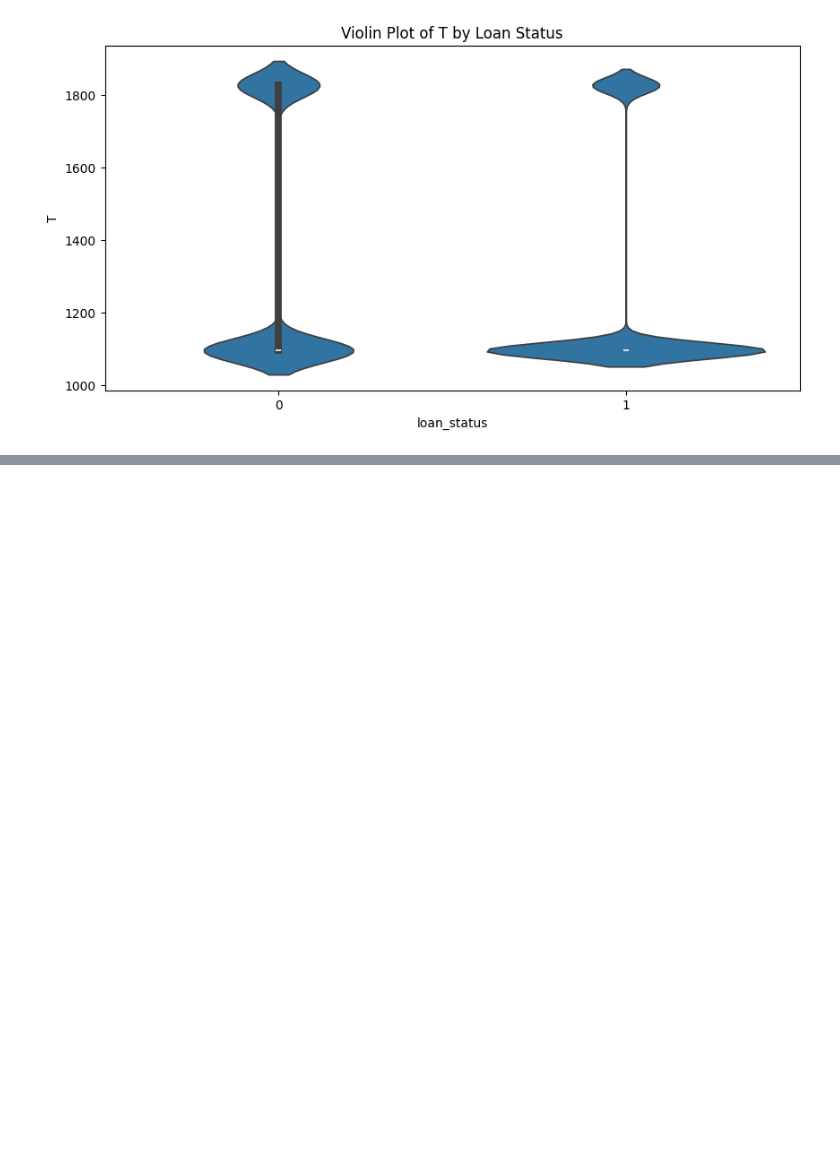
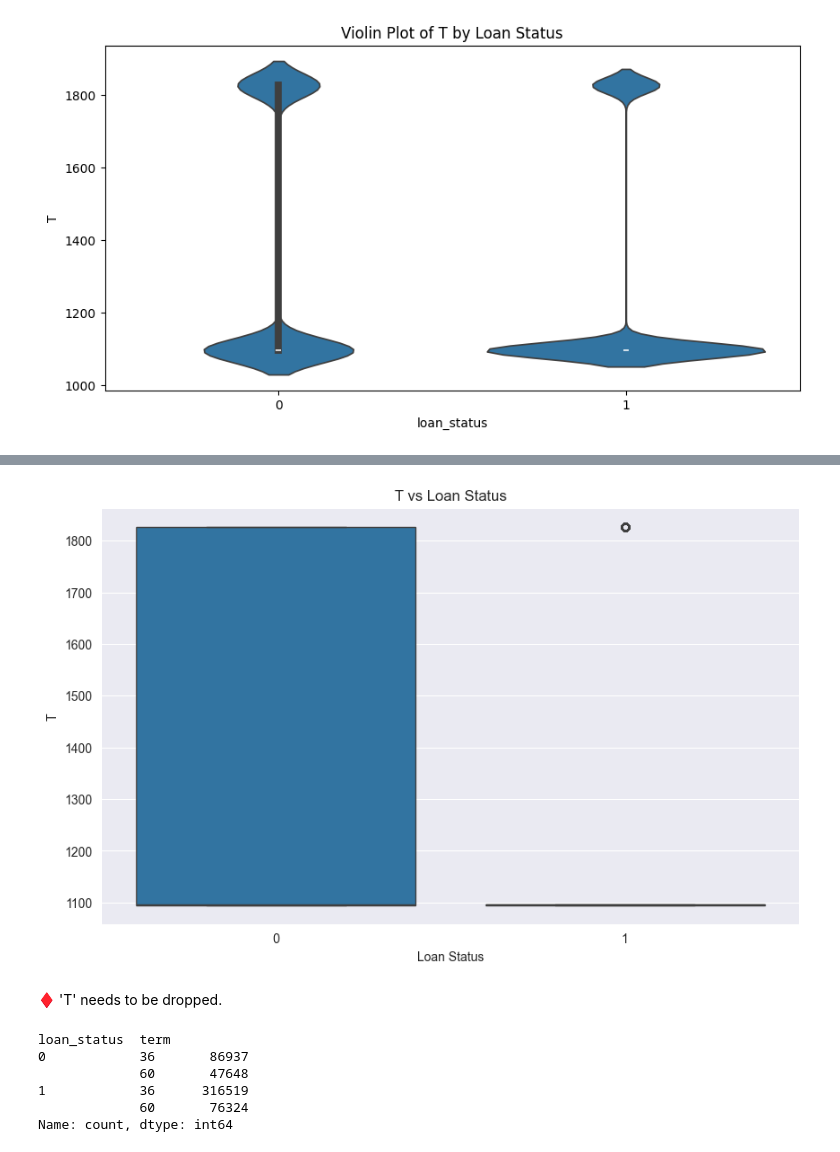
Before and after one commit to KadriSof/Data-Analysis, a Jupyter notebook: Loan Prepayment Analysis and Classification/scientificProject/notebooks/Dataset Exploration.ipynb, the cells around one changed output, grey strips where cells are left out. Cells and saved outputs as stored; diff of their text form; code cells hidden in the pictures; blank space fills up the shorter version.

Commit message:
Data preprocessing, pipelining, and model testing

```diff
--- a/Loan Prepayment Analysis and Classification/scientificProject/notebooks/Dataset Exploration.ipynb
+++ b/Loan Prepayment Analysis and Classification/scientificProject/notebooks/Dataset Exploration.ipynb
@@ -328,0 +362,23 @@ KeyboardInterrupt:
+# %%
+# Relationship between 'T' and 'loan_status'
+plt.figure(figsize=(10, 6))
+sns.boxplot(x='loan_status', y='T', data=raw_dataset)
+plt.title('T vs Loan Status')
+plt.xlabel('Loan Status')
+plt.ylabel('T')
+plt.show()
+# %% [output]
+[figure, added]
+# %% [markdown]
+♦ 'T' needs to be dropped.
+# %%
+# Calculate frequency of 'term' values for each category of 'loan_status'
+term_loan_status_freq = raw_dataset.groupby('loan_status')['term'].value_counts()
+print(term_loan_status_freq)
+# %% [output]
+loan_status  term
+0            36       86937
+             60       47648
+1            36      316519
+             60       76324
+Name: count, dtype: int64
```
Also changed, not shown: parts of 11 cells of this notebook, 1 other file.
